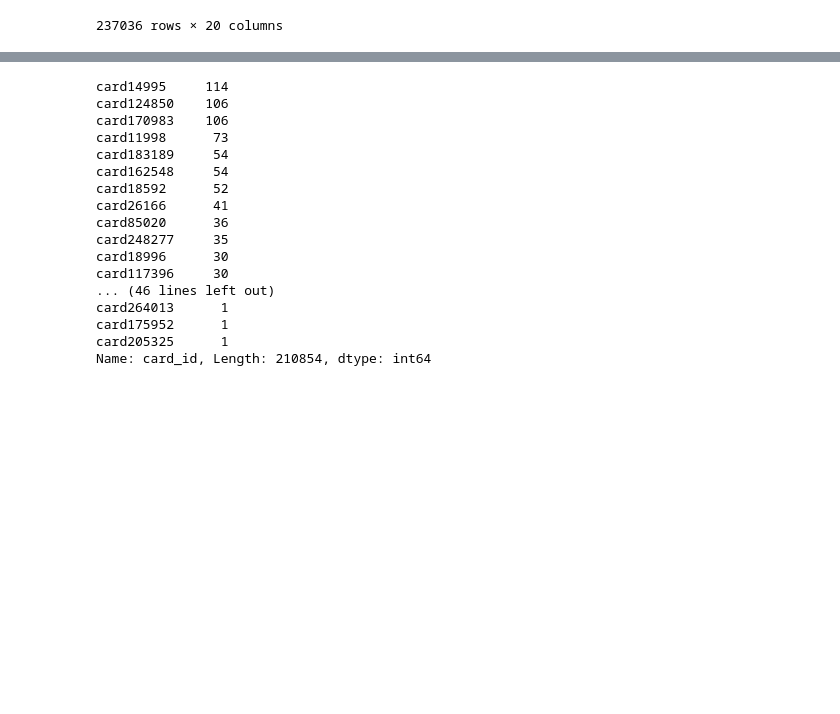
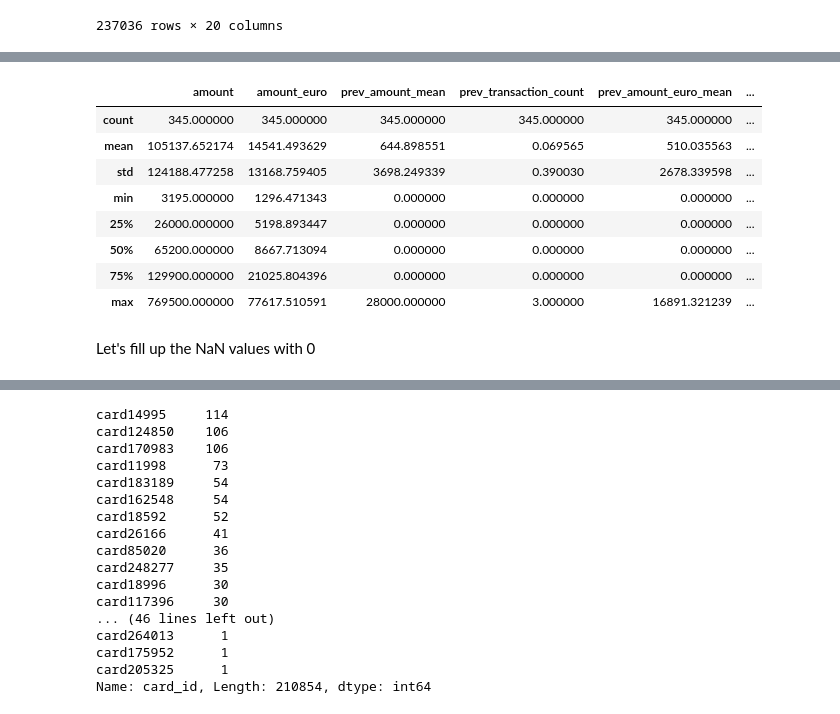
Before and after one commit to enreina/cs4035-lab, a Jupyter notebook: lab1/fraud_detection.ipynb, the cells around one changed output, grey strips where cells are left out. Drawn from its saved outputs; the diff is of its cells as text; code cells hidden in the pictures; blank space fills up the shorter version.

Commit message:
update derived attributes (bonus task)

```diff
--- a/lab1/fraud_detection.ipynb
+++ b/lab1/fraud_detection.ipynb
@@ -944,5 +928,0 @@ Let's try to derive another attribute to count how many transaction use the same
-# %%
-num_unique_card_mail = temp.groupby([temp['card_id'], temp['mail_id']]).count()[["txid"]]
-num_unique_card_mail.rename(index=str, columns={"txid": "num_unique_card_mail"}, inplace=True)
-num_unique_card_mail
-temp = temp.join(num_unique_card_mail, on=['card_id','mail_id'])
@@ -958,0 +929,35 @@ temp.head()
+# %%
+# group the transaction by card_id and sort by creationdate
+temp.sort_values(by=["card_id","creationdate"], inplace=True)
+
+prev_card_id = None
+prev_amounts_euro = []
+prev_amounts = []
+
+ii = 0
+for index, row in temp.iterrows():
+    # print ii, " out of ", len(temp)
+    # if current card id equals to previous card, accumulate the amount and calculate the mean
+    if row['card_id'] == prev_card_id:
+        # update mean
+        temp.at[index, 'prev_amount_mean'] = np.mean(prev_amounts)
+        temp.at[index, 'prev_transaction_count'] = len(prev_amounts)
+        temp.at[index, 'prev_amount_euro_mean'] = np.mean(prev_amounts_euro)
+
+        if row['is_fraud'] == 0:
+            prev_amounts.append(row['amount'])
+            prev_amounts_euro.append(row['amount_euro'])
+    # if the card_id is a new one, reset amount list
+    else:
+        prev_amounts = []
+        prev_amounts_euro = []
+
+        temp.at[index, 'prev_amount_mean'] = 0
+        temp.at[index, 'prev_transaction_count'] = 0
+        temp.at[index, 'prev_amount_euro_mean'] = 0
+
+
+    prev_card_id = row['card_id']
+    ii = ii + 1
+
+temp.to_csv(open("fraud_data_derived.csv", "w"))
@@ -958,0 +1042,17 @@ temp.head()
+# %%
+temp[temp.isnull().any(axis=1)]
+temp.loc[temp['is_fraud'] == 1].describe()
+# temp.loc[temp['is_fraud'] == 1][['shoppercountrycode', 'currencycode', 'issuercountrycode', 'prev_amount_mean',
+#                                 'prev_amount_euro_mean', 'prev_transaction_count', 'prev_transaction_count_mail_id']]
+# %% [output]
+|  | amount | amount_euro | prev_amount_mean | prev_transaction_count | prev_amount_euro_mean | ... |
+| count | 345.000000 | 345.000000 | 345.000000 | 345.000000 | 345.000000 | ... |
+| mean | 105137.652174 | 14541.493629 | 644.898551 | 0.069565 | 510.035563 | ... |
+| std | 124188.477258 | 13168.759405 | 3698.249339 | 0.390030 | 2678.339598 | ... |
+| min | 3195.000000 | 1296.471343 | 0.000000 | 0.000000 | 0.000000 | ... |
+| 25% | 26000.000000 | 5198.893447 | 0.000000 | 0.000000 | 0.000000 | ... |
+| 50% | 65200.000000 | 8667.713094 | 0.000000 | 0.000000 | 0.000000 | ... |
+| 75% | 129900.000000 | 21025.804396 | 0.000000 | 0.000000 | 0.000000 | ... |
+| max | 769500.000000 | 77617.510591 | 28000.000000 | 3.000000 | 16891.321239 | ... |
+# %% [markdown]
+Let's fill up the NaN values with 0
```
Also changed, not shown: parts of 15 cells of this notebook.
